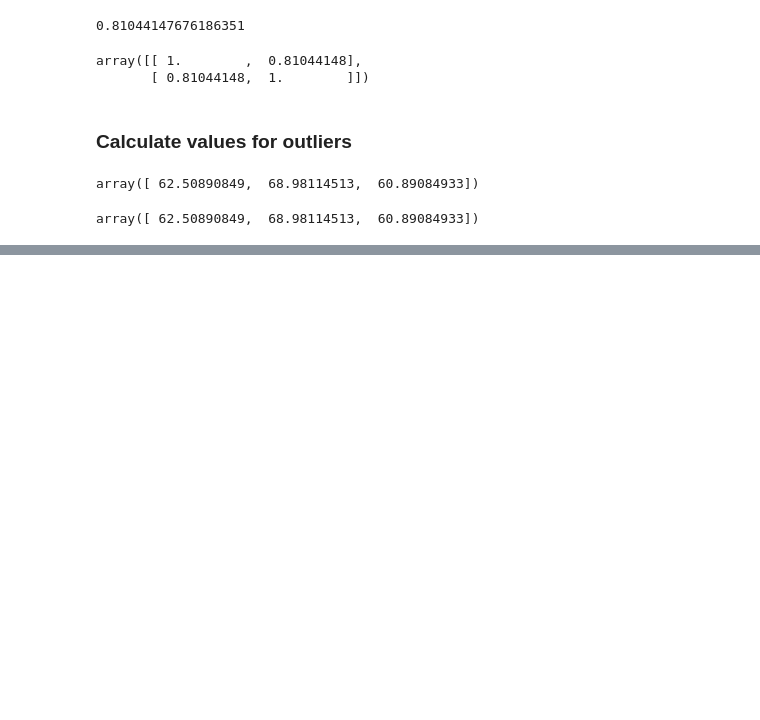
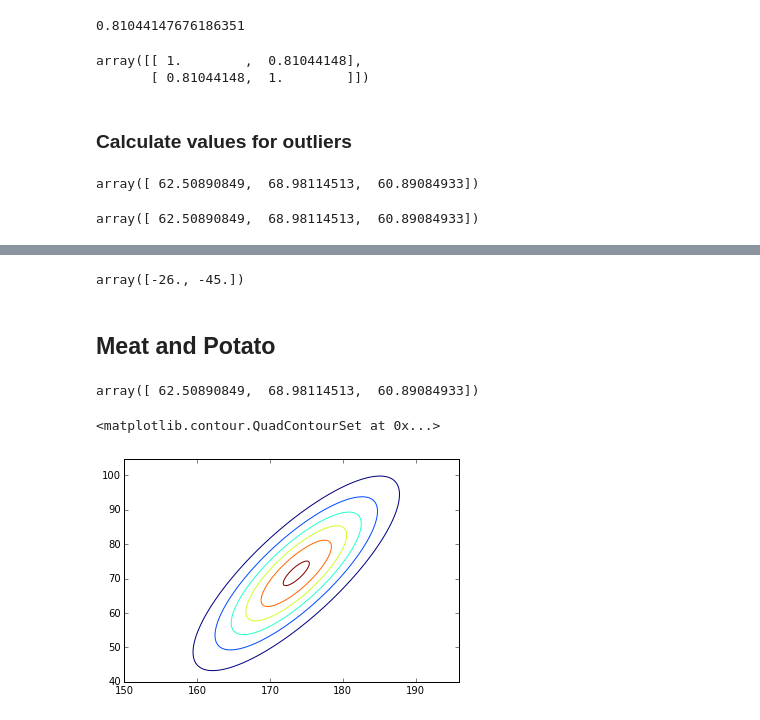
Before and after one commit to motjuste/patt-rex, a Jupyter notebook: task-2.2-demo.ipynb, the cells around one changed output, grey strips where cells are left out. Drawn from its saved outputs; the diff is of its cells as text; code cells hidden in the pictures; blank space fills up the shorter version.

```diff
--- a/task-2.2-demo.ipynb
+++ b/task-2.2-demo.ipynb
@@ -98,0 +103,21 @@ array([ 62.50890849,  68.98114513,  60.89084933])
+# %%
+mmi = HW_new.min(axis=1)
+mmx = HW_new.max(axis=1)
+mmi-mmx
+# %% [output]
+array([-26., -45.])
+# %% [markdown]
+## Meat and Potato
+# %%
+res = fit_rex.fit_multivariate_normal_dist(HW_new, X_unknown=H_unknown, X_unkown_dim=0)
+# %%
+_, W_pred, xypdf = res
+# %%
+W_pred
+# %% [output]
+array([ 62.50890849,  68.98114513,  60.89084933])
+# %%
+plt.contour(*xypdf)
+# %% [output]
+<matplotlib.contour.QuadContourSet at 0x...>
+[figure, added]
```
Also changed, not shown: parts of 6 cells of this notebook, 1 other file.
